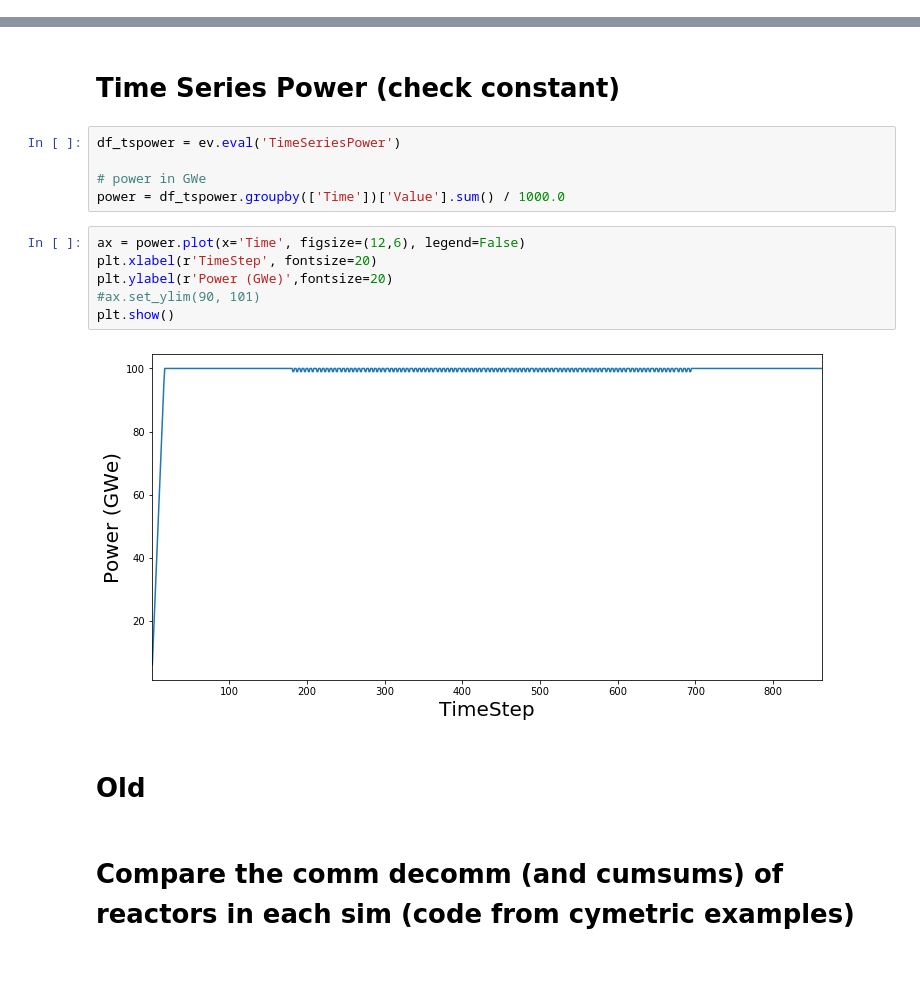
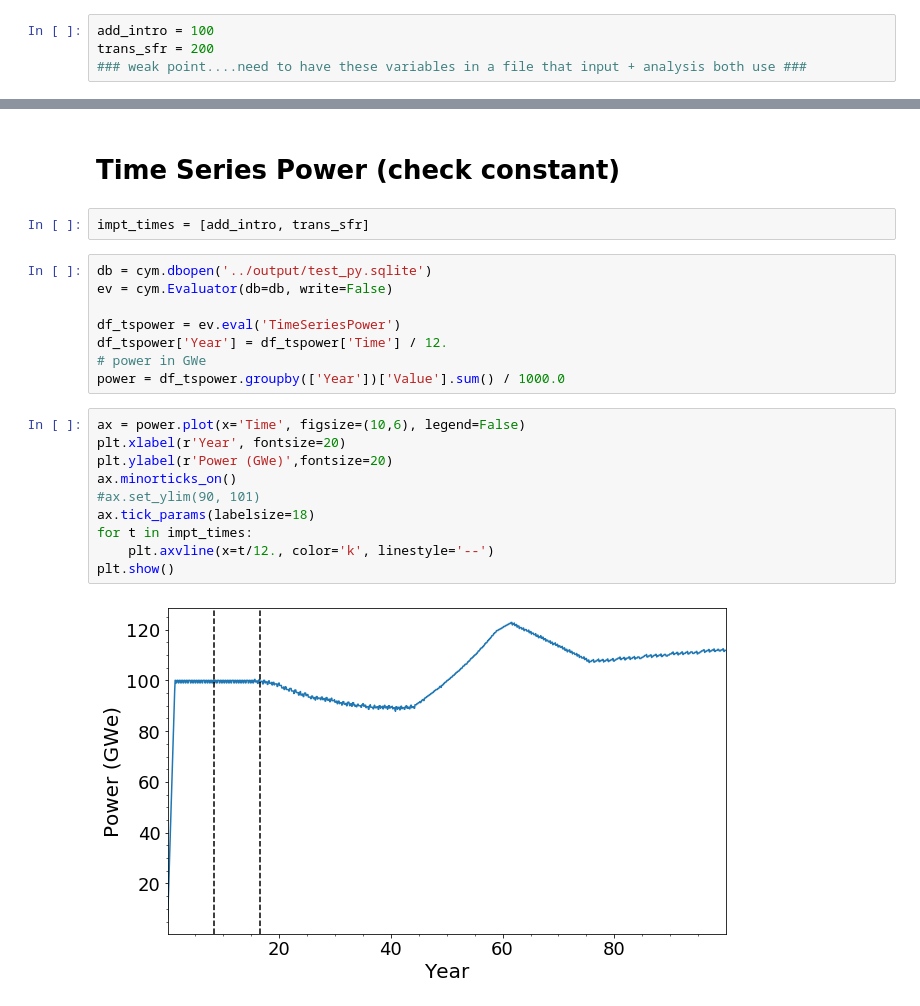
Before and after one commit to bam241/opra_sims, a Jupyter notebook: analysis/analysis.ipynb, the cells around one changed output, grey strips where cells are left out. Drawn from its saved outputs; the diff is of its cells as text; blank space fills up the shorter version.

Commit message:
updating some but not all plots for analysis

```diff
--- a/analysis/analysis.ipynb
+++ b/analysis/analysis.ipynb
@@ -9,4 +9,8 @@ from cymetric import graphs as cgr
 from cymetric import timeseries as tm
 
 %matplotlib inline
+# %%
+add_intro = 100
+trans_sfr = 200
+### weak point....need to have these variables in a file that input + analysis both use ###
 # %%
@@ -311,19 +308,24 @@ plot_fuel(ev, 'cumul')
 # %% [markdown]
 # Time Series Power (check constant)
+# %%
+impt_times = [add_intro, trans_sfr]
 # %%
+db = cym.dbopen('../output/test_py.sqlite')
+ev = cym.Evaluator(db=db, write=False)
+
 df_tspower = ev.eval('TimeSeriesPower')
-
+df_tspower['Year'] = df_tspower['Time'] / 12.
 # power in GWe
-power = df_tspower.groupby(['Time'])['Value'].sum() / 1000.0
+power = df_tspower.groupby(['Year'])['Value'].sum() / 1000.0
 # %%
-ax = power.plot(x='Time', figsize=(12,6), legend=False)
-plt.xlabel(r'TimeStep', fontsize=20)
+ax = power.plot(x='Time', figsize=(10,6), legend=False)
+plt.xlabel(r'Year', fontsize=20)
 plt.ylabel(r'Power (GWe)',fontsize=20)
+ax.minorticks_on()
 #ax.set_ylim(90, 101)
+ax.tick_params(labelsize=18)
+for t in impt_times:
+    plt.axvline(x=t/12., color='k', linestyle='--')
 plt.show()
 # %% [output]
-[figure, old version]
+[figure, new version]
-# %% [markdown]
-# Old
-# %% [markdown]
-# Compare the comm decomm (and cumsums) of reactors in each sim (code from cymetric examples)
```
Also changed, not shown: parts of 27 cells of this notebook.
